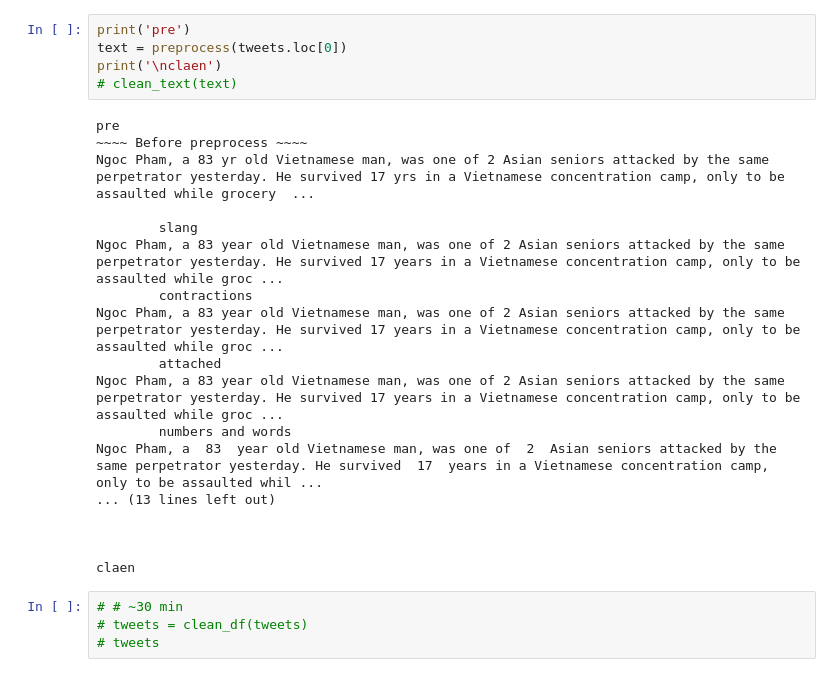
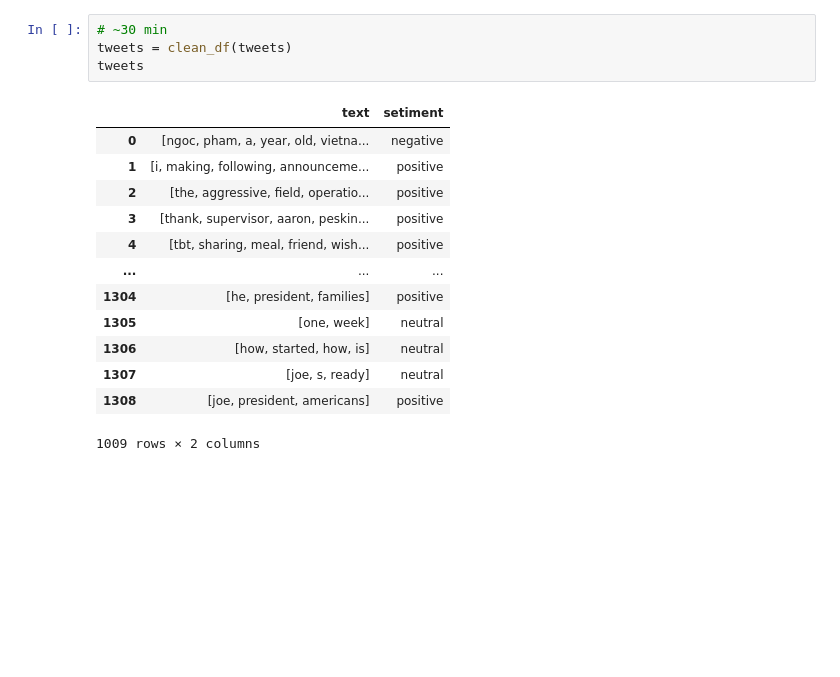
Before and after one commit to billyParmenter/MLP_Assignment_1, a Jupyter notebook: scrape.ipynb, the cells around one changed output. Cells and saved outputs as stored; diff of their text form; blank space fills up the shorter version.

```diff
--- a/scrape.ipynb
+++ b/scrape.ipynb
@@ -170,27 +170,18 @@ tweets
-# %%
-print('pre')
-text = preprocess(tweets.loc[0])
-print('\nclaen')
-# clean_text(text)
-# %% [output]
-pre
-~~~~ Before preprocess ~~~~
-Ngoc Pham, a 83 yr old Vietnamese man, was one of 2 Asian seniors attacked by the same perpetrator yesterday. He survived 17 yrs in a Vietnamese concentration camp, only to be assaulted while grocery  ...
-
-        slang
-Ngoc Pham, a 83 year old Vietnamese man, was one of 2 Asian seniors attacked by the same perpetrator yesterday. He survived 17 years in a Vietnamese concentration camp, only to be assaulted while groc ...
-        contractions
-Ngoc Pham, a 83 year old Vietnamese man, was one of 2 Asian seniors attacked by the same perpetrator yesterday. He survived 17 years in a Vietnamese concentration camp, only to be assaulted while groc ...
-        attached
-Ngoc Pham, a 83 year old Vietnamese man, was one of 2 Asian seniors attacked by the same perpetrator yesterday. He survived 17 years in a Vietnamese concentration camp, only to be assaulted while groc ...
-        numbers and words
-Ngoc Pham, a  83  year old Vietnamese man, was one of  2  Asian seniors attacked by the same perpetrator yesterday. He survived  17  years in a Vietnamese concentration camp, only to be assaulted whil ...
-... (13 lines left out)
-
-
-
-claen
 # %%
-# # ~30 min
-# tweets = clean_df(tweets)
-# tweets
+# ~30 min
+tweets = clean_df(tweets)
+tweets
+# %% [output]
+|  | text | setiment |
+| 0 | [ngoc, pham, a, year, old, vietna... | negative |
+| 1 | [i, making, following, announceme... | positive |
+| 2 | [the, aggressive, field, operatio... | positive |
+| 3 | [thank, supervisor, aaron, peskin... | positive |
+| 4 | [tbt, sharing, meal, friend, wish... | positive |
+| ... | ... | ... |
+| 1304 | [he, president, families] | positive |
+| 1305 | [one, week] | neutral |
+| 1306 | [how, started, how, is] | neutral |
+| 1307 | [joe, s, ready] | neutral |
+| 1308 | [joe, president, americans] | positive |
+1009 rows × 2 columns
```
Also changed, not shown: parts of 7 cells of this notebook, 1 other file.
